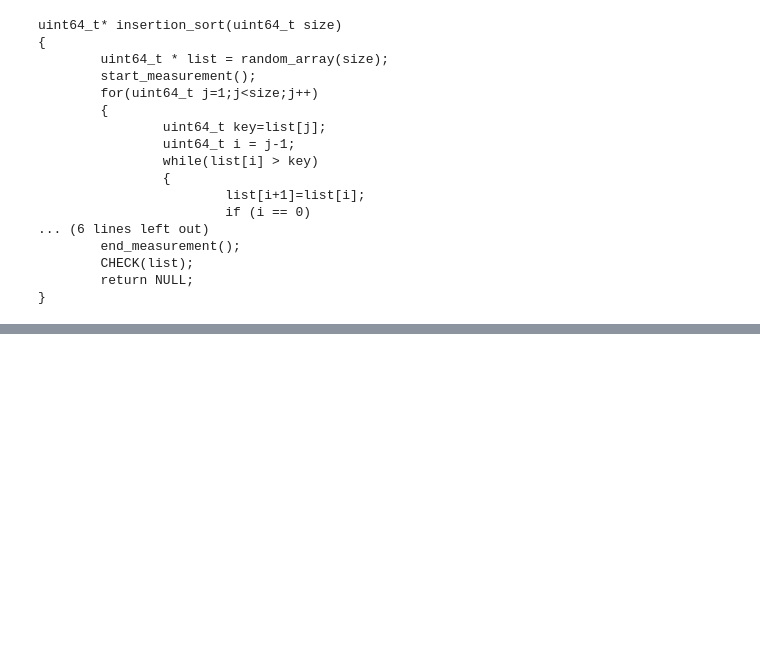
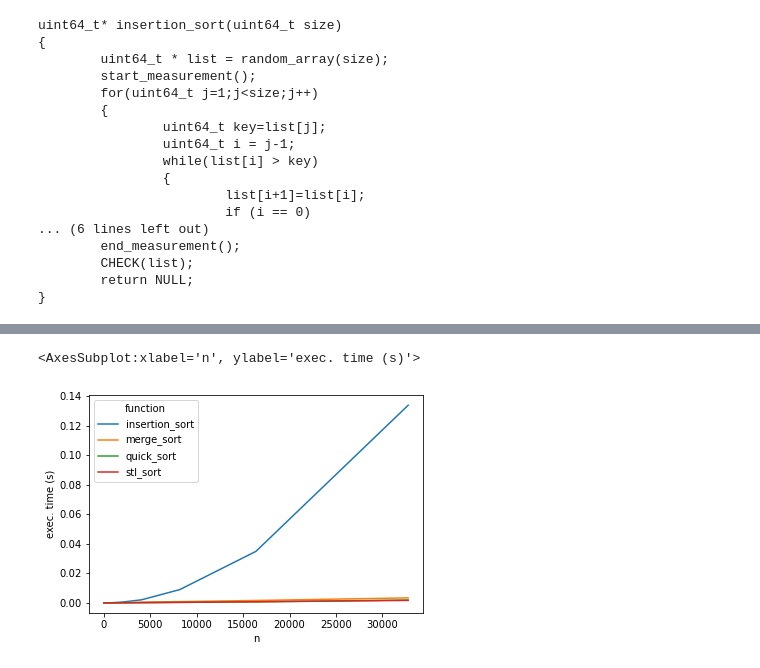
Before and after one commit to NVSL/cfiddle, a Jupyter notebook: examples/sorting.ipynb, the cells around one changed output, grey strips where cells are left out. Cells and saved outputs as stored; diff of their text form; code cells hidden in the pictures; blank space fills up the shorter version.

```diff
--- a/examples/sorting.ipynb
+++ b/examples/sorting.ipynb
@@ -78,0 +130,13 @@ r
+# %%
+sort = build_one("sorting/sort.cpp", build_parameters=dict(OPTIMIZE="-O3"))
+r = run(product([sort], ["insertion_sort",
+                         "merge_sort",
+                         "stl_sort",
+                         "quick_sort"
+                        ], map_product(size=2**arange(4, 16)))).as_df()
+# %%
+comparison = pd.pivot_table(r, values="ET", columns="function", index="size")
+comparison.plot.line(xlabel="n", ylabel="exec. time (s)")
+# %% [output]
+<AxesSubplot:xlabel='n', ylabel='exec. time (s)'>
+[figure, added]
```
Also changed, not shown: parts of 28 cells of this notebook, 3 other files.
